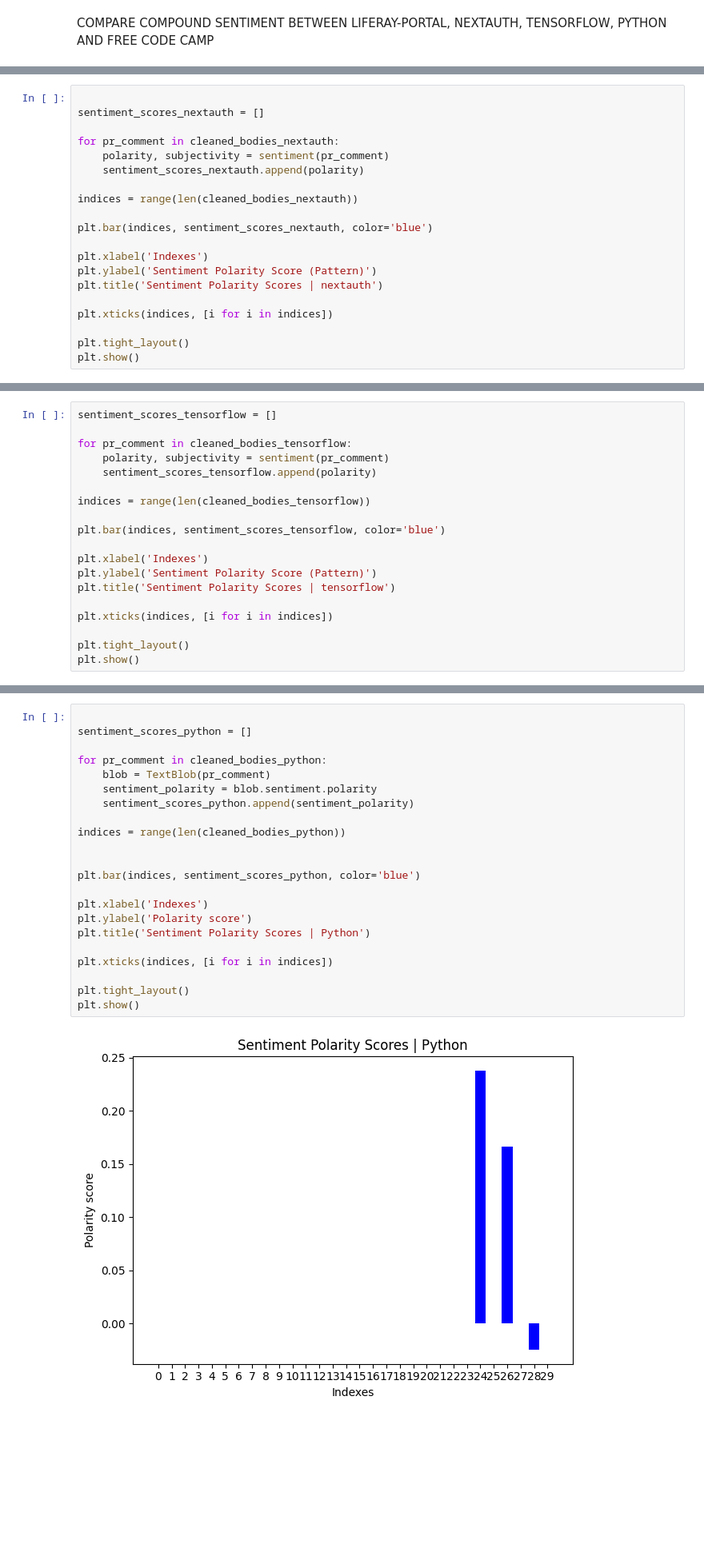
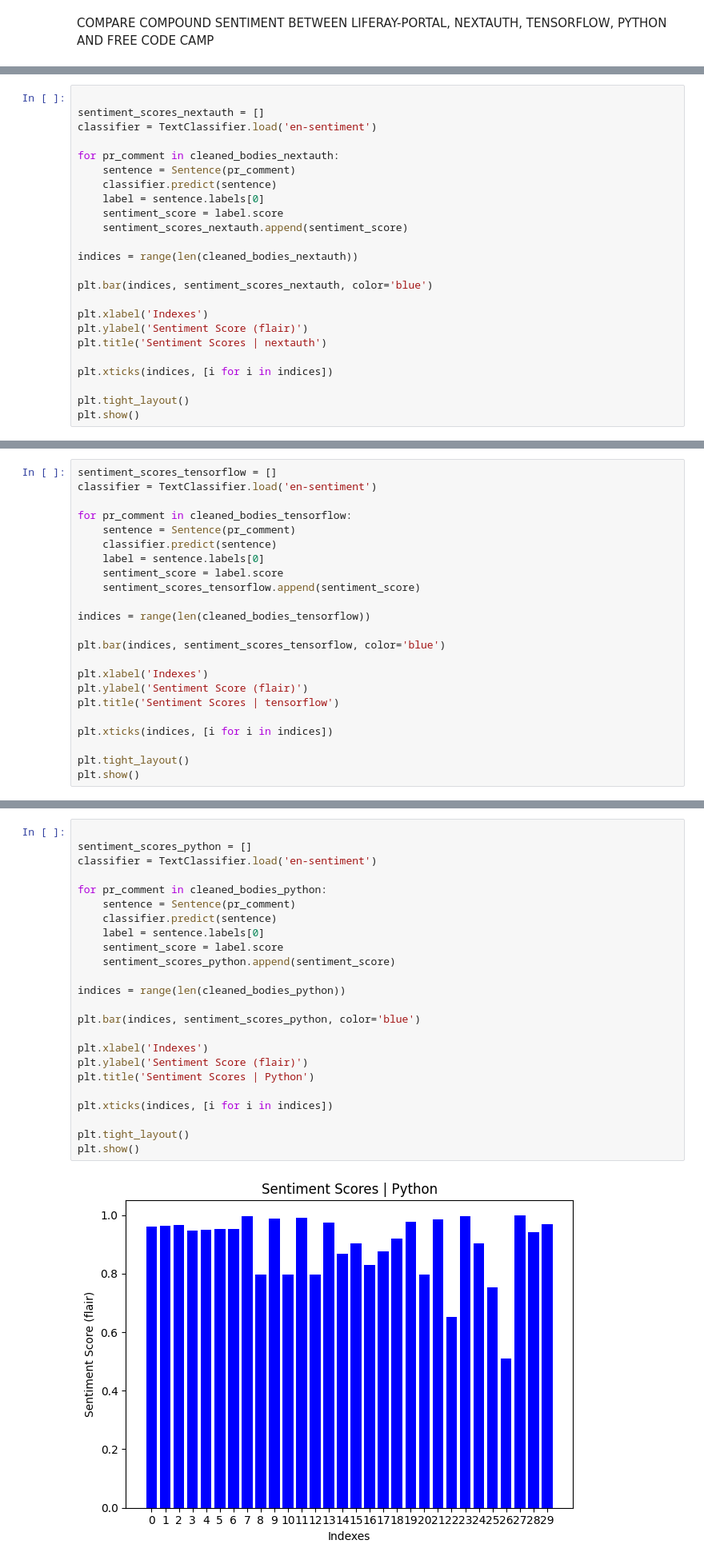
Before and after one commit to joovitor12/sentiment-analysis, a Jupyter notebook: repos/compare-compound/compare_compound_flair.ipynb, the cells around one changed output, grey strips where cells are left out. Shown at 80% size. Cells and saved outputs as stored; diff of their text form; blank space fills up the shorter version.

Commit message:
feat: adding flair compare to all code cells

```diff
--- a/repos/compare-compound/compare_compound_flair.ipynb
+++ b/repos/compare-compound/compare_compound_flair.ipynb
@@ -387,18 +385,22 @@ plt.show()
 # %%
 
 sentiment_scores_nextauth = []
+classifier = TextClassifier.load('en-sentiment')
 
 for pr_comment in cleaned_bodies_nextauth:
-    polarity, subjectivity = sentiment(pr_comment)
-    sentiment_scores_nextauth.append(polarity)
+    sentence = Sentence(pr_comment)
+    classifier.predict(sentence)
+    label = sentence.labels[0]
+    sentiment_score = label.score
+    sentiment_scores_nextauth.append(sentiment_score)
 
 indices = range(len(cleaned_bodies_nextauth))
 
 plt.bar(indices, sentiment_scores_nextauth, color='blue')
 
 plt.xlabel('Indexes')
-plt.ylabel('Sentiment Polarity Score (Pattern)')
-plt.title('Sentiment Polarity Scores | nextauth')
+plt.ylabel('Sentiment Score (flair)')
+plt.title('Sentiment Scores | nextauth')
 
 plt.xticks(indices, [i for i in indices])
 
@@ -409,17 +411,21 @@ plt.show()
 # %%
 sentiment_scores_tensorflow = []
+classifier = TextClassifier.load('en-sentiment')
 
 for pr_comment in cleaned_bodies_tensorflow:
-    polarity, subjectivity = sentiment(pr_comment)
-    sentiment_scores_tensorflow.append(polarity)
+    sentence = Sentence(pr_comment)
+    classifier.predict(sentence)
+    label = sentence.labels[0]
+    sentiment_score = label.score
+    sentiment_scores_tensorflow.append(sentiment_score)
 
 indices = range(len(cleaned_bodies_tensorflow))
 
 plt.bar(indices, sentiment_scores_tensorflow, color='blue')
 
 plt.xlabel('Indexes')
-plt.ylabel('Sentiment Polarity Score (Pattern)')
-plt.title('Sentiment Polarity Scores | tensorflow')
+plt.ylabel('Sentiment Score (flair)')
+plt.title('Sentiment Scores | tensorflow')
 
 plt.xticks(indices, [i for i in indices])
 
@@ -430,25 +436,27 @@ plt.show()
 # %%
 
 sentiment_scores_python = []
+classifier = TextClassifier.load('en-sentiment')
 
 for pr_comment in cleaned_bodies_python:
-    blob = TextBlob(pr_comment)
-    sentiment_polarity = blob.sentiment.polarity
-    sentiment_scores_python.append(sentiment_polarity)
+    sentence = Sentence(pr_comment)
+    classifier.predict(sentence)
+    label = sentence.labels[0]
+    sentiment_score = label.score
+    sentiment_scores_python.append(sentiment_score)
 
 indices = range(len(cleaned_bodies_python))
-
 
 plt.bar(indices, sentiment_scores_python, color='blue')
 
 plt.xlabel('Indexes')
-plt.ylabel('Polarity score')
-plt.title('Sentiment Polarity Scores | Python')
+plt.ylabel('Sentiment Score (flair)')
+plt.title('Sentiment Scores | Python')
 
 plt.xticks(indices, [i for i in indices])
 
 plt.tight_layout()
 plt.show()
 # %% [output]
-[figure, old version]
+[figure, new version]
 # %%
```
Also changed, not shown: parts of 5 cells of this notebook.
